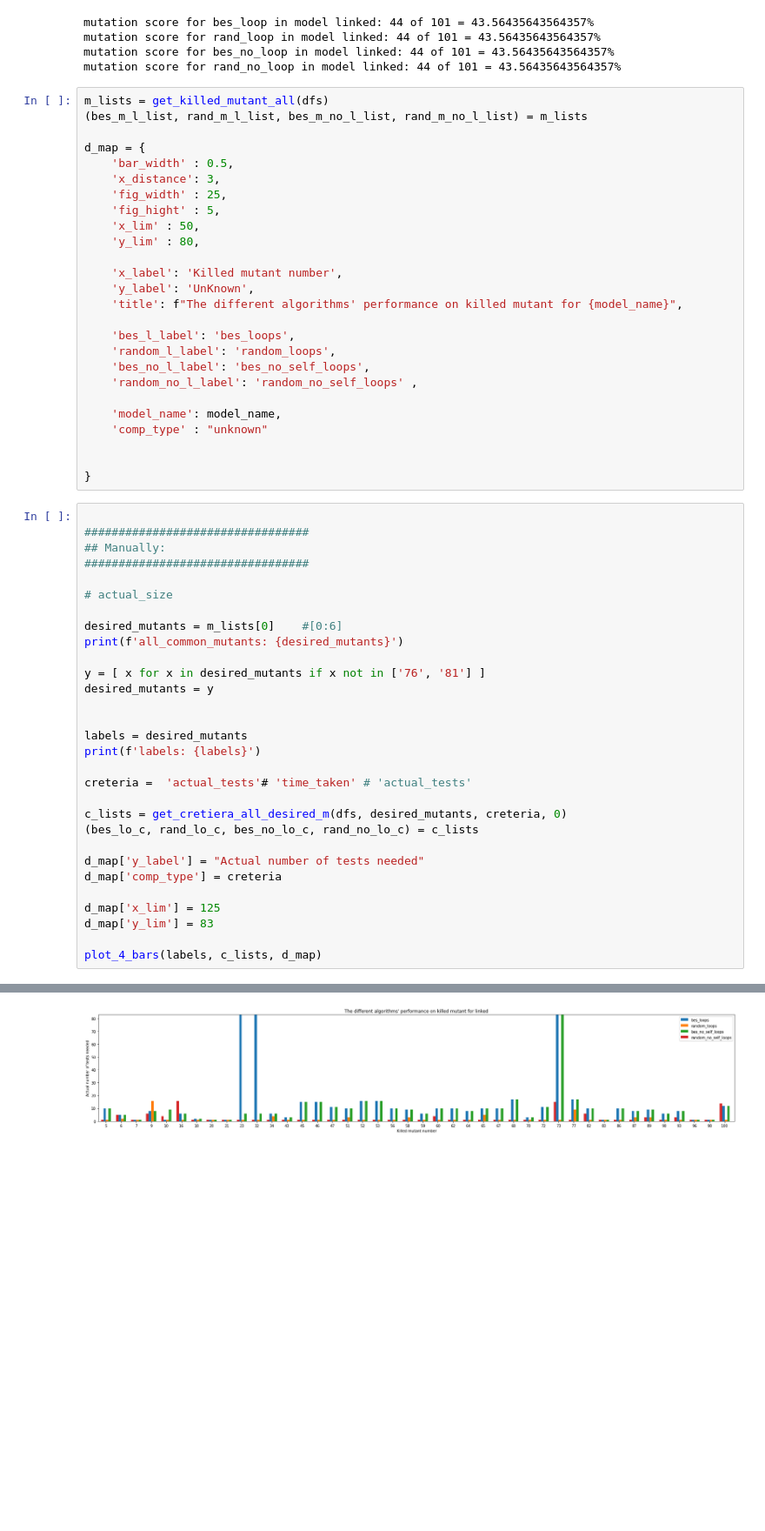
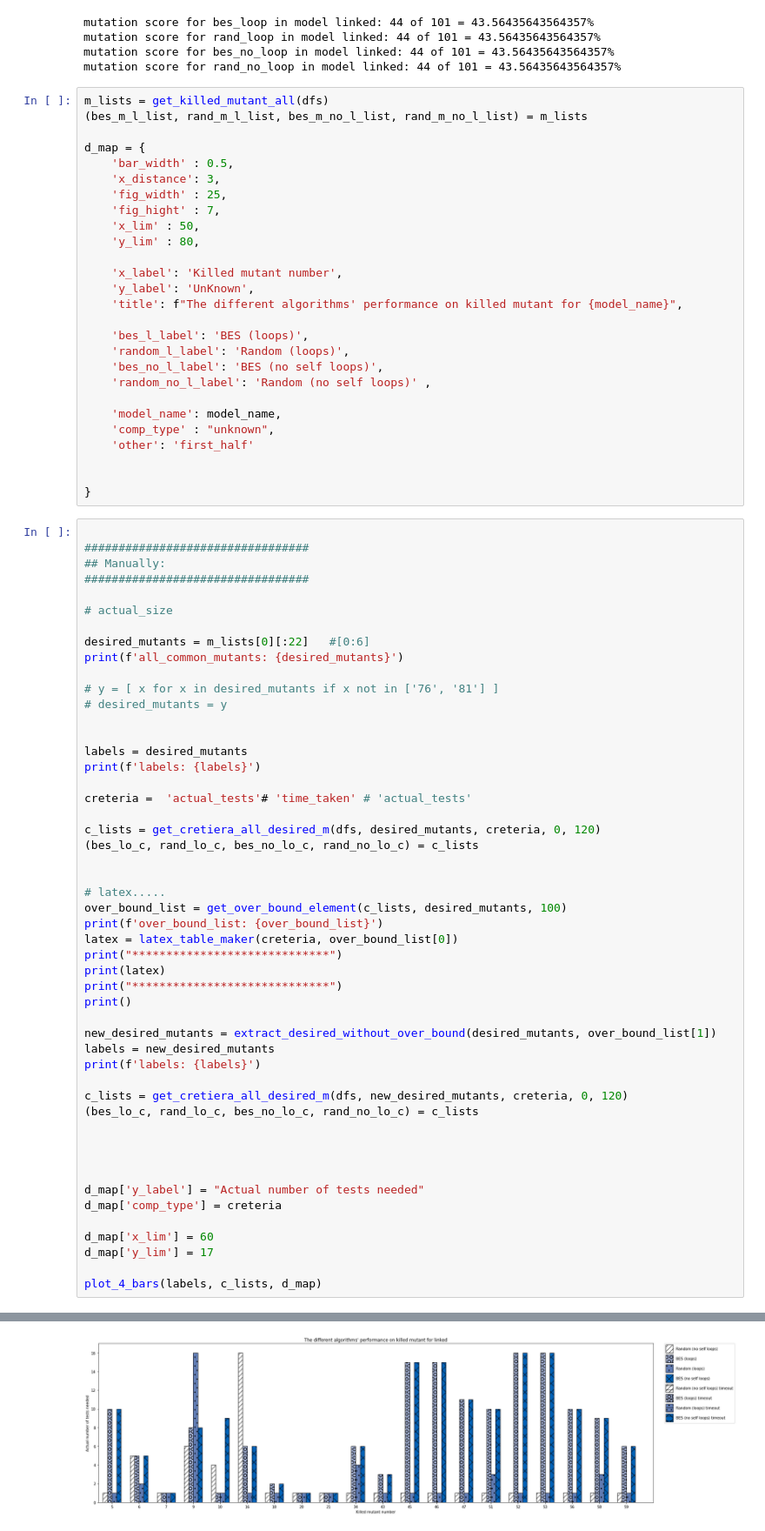
Before and after one commit to nour95/analysis, a Jupyter notebook: list_mutants/analysis/plot_linked_list.ipynb, the cells around one changed output, grey strips where cells are left out. Shown: that part at 87% size. Saved outputs shown, nothing was run; the diff lists cells and outputs as text; blank space fills up the shorter version.

```diff
--- a/list_mutants/analysis/plot_linked_list.ipynb
+++ b/list_mutants/analysis/plot_linked_list.ipynb
@@ -53,7 +47,7 @@ d_map = {
     'bar_width' : 0.5,
     'x_distance': 3,
     'fig_width' : 25,
-    'fig_hight' : 5,
+    'fig_hight' : 7,
     'x_lim' : 50,
     'y_lim' : 80,
 
@@ -61,13 +55,14 @@ d_map = {
     'y_label': 'UnKnown',
     'title': f"The different algorithms' performance on killed mutant for {model_name}",
 
-    'bes_l_label': 'bes_loops',
-    'random_l_label': 'random_loops',
-    'bes_no_l_label': 'bes_no_self_loops',
-    'random_no_l_label': 'random_no_self_loops' ,
+    'bes_l_label': 'BES (loops)',
+    'random_l_label': 'Random (loops)',
+    'bes_no_l_label': 'BES (no self loops)',
+    'random_no_l_label': 'Random (no self loops)' ,
 
     'model_name': model_name,
-    'comp_type' : "unknown"
+    'comp_type' : "unknown",
+    'other': 'first_half'
 
 
 }
@@ -79,11 +74,11 @@ d_map = {
 
 # actual_size
 
-desired_mutants = m_lists[0]    #[0:6]
+desired_mutants = m_lists[0][:22]   #[0:6]
 print(f'all_common_mutants: {desired_mutants}')
 
-y = [ x for x in desired_mutants if x not in ['76', '81'] ]
-desired_mutants = y
+# y = [ x for x in desired_mutants if x not in ['76', '81'] ]
+# desired_mutants = y
 
 
 labels = desired_mutants
@@ -91,14 +86,34 @@ print(f'labels: {labels}')
 
 creteria =  'actual_tests'# 'time_taken' # 'actual_tests'
 
-c_lists = get_cretiera_all_desired_m(dfs, desired_mutants, creteria, 0)
+c_lists = get_cretiera_all_desired_m(dfs, desired_mutants, creteria, 0, 120)
 (bes_lo_c, rand_lo_c, bes_no_lo_c, rand_no_lo_c) = c_lists
+
+
+# latex.....
+over_bound_list = get_over_bound_element(c_lists, desired_mutants, 100)
+print(f'over_bound_list: {over_bound_list}')
+latex = latex_table_maker(creteria, over_bound_list[0])
+print("*****************************")
+print(latex)
+print("*****************************")
+print()
+
+new_desired_mutants = extract_desired_without_over_bound(desired_mutants, over_bound_list[1])
+labels = new_desired_mutants
+print(f'labels: {labels}')
+
+c_lists = get_cretiera_all_desired_m(dfs, new_desired_mutants, creteria, 0, 120)
+(bes_lo_c, rand_lo_c, bes_no_lo_c, rand_no_lo_c) = c_lists
+
+
+
 
 d_map['y_label'] = "Actual number of tests needed"
 d_map['comp_type'] = creteria
 
-d_map['x_lim'] = 125
-d_map['y_lim'] = 83
+d_map['x_lim'] = 60
+d_map['y_lim'] = 17
 
 plot_4_bars(labels, c_lists, d_map)
 # %% [output]
@@ -111,4 +139,4 @@ rand_no_l data: [1, 5, 1, 6, 4, 16, 1, 1, 1, 1, 1, 1, 1, 1, 1, 1, 1, 1, 1, 1, 1,
-[figure, old version]
+[figure, new version]
 # %%
 # time_requierd
 
```
Also changed, not shown: parts of 7 cells of this notebook, 34 other files.
